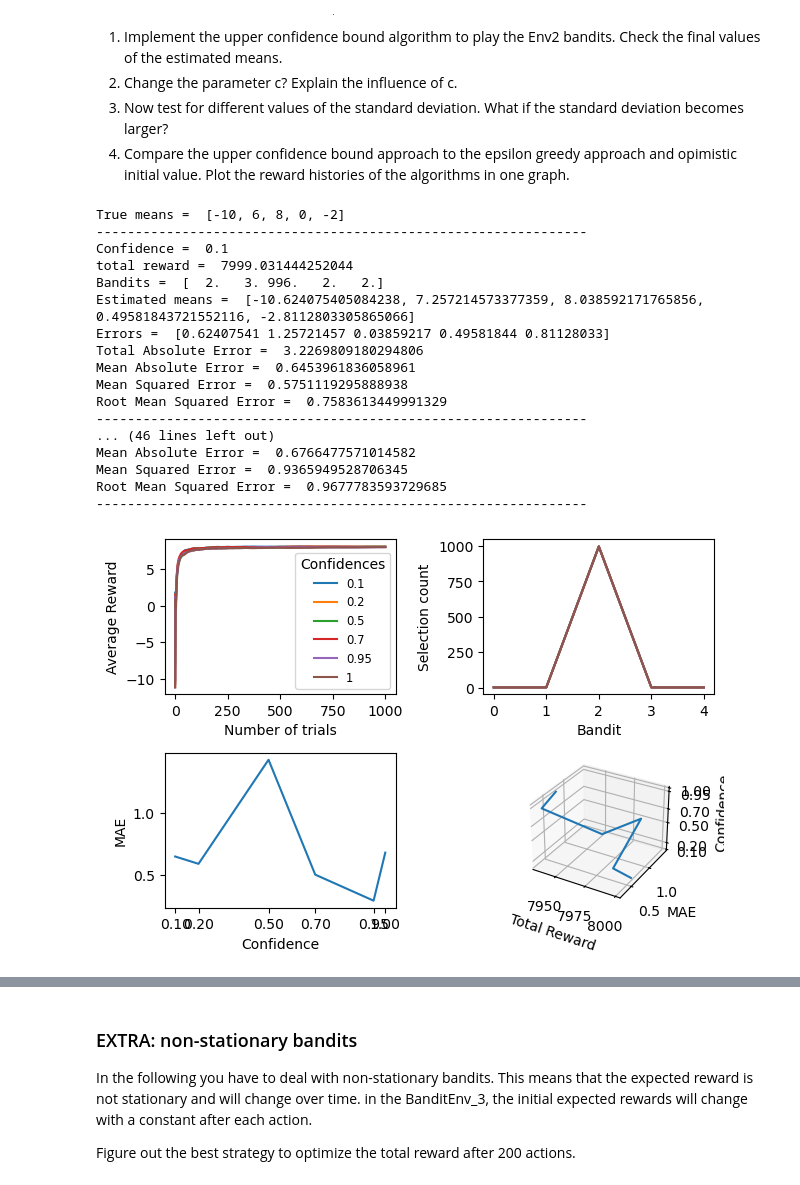
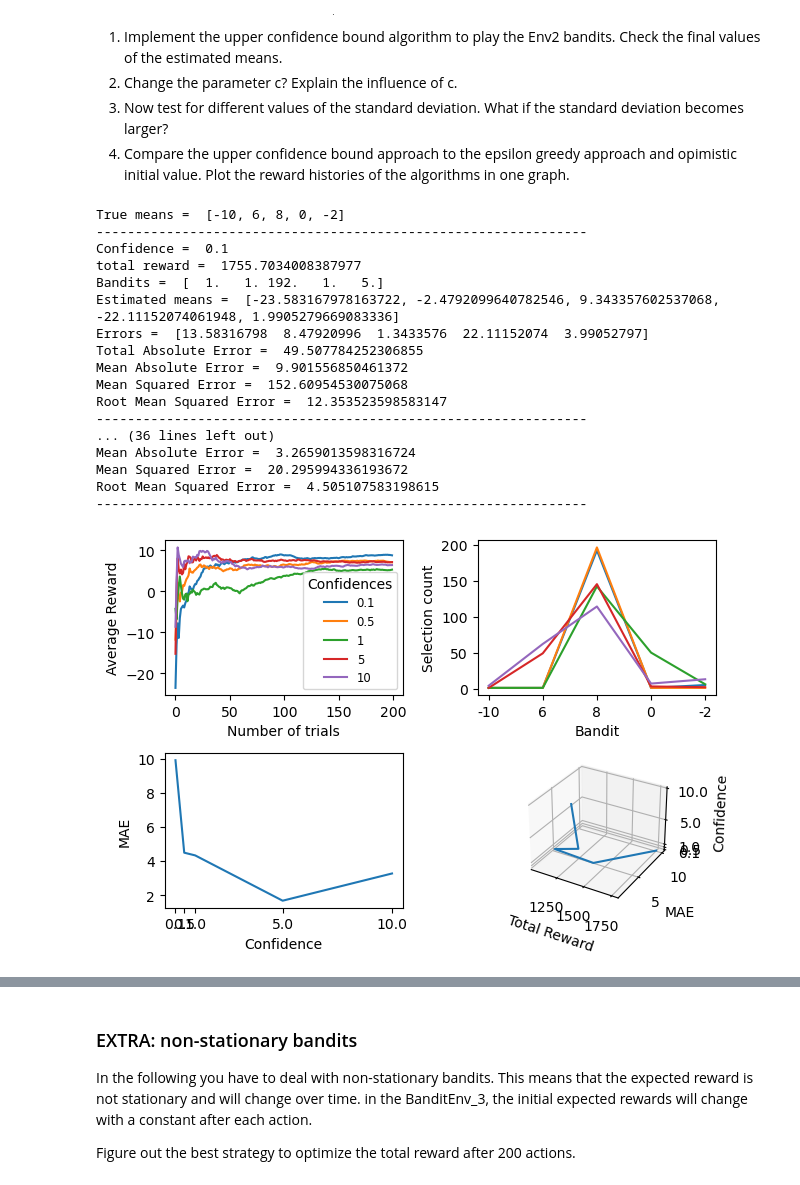
Before and after one commit to RichardVanraes/MAB, a Jupyter notebook: Session_02_Multi_Armed_Bandits_Assignment.ipynb, the cells around one changed output, grey strips where cells are left out. Saved outputs shown, nothing was run; the diff lists cells and outputs as text; code cells hidden in the pictures.

```diff
--- a/Session_02_Multi_Armed_Bandits_Assignment.ipynb
+++ b/Session_02_Multi_Armed_Bandits_Assignment.ipynb
@@ -256,21 +320,6 @@ After each play the estimated bandit mean will come closer to the true bandit me
 2. Show the initialization. What happens if you initialize the estimated means to larger values?
 3. Now test for different values of the standard deviation. What if the standard deviation becomes larger?
 4. Compare the optimistic initial value approach to the epsilon greedy approach. Plot the reward history of both in one graph.
-# %%
-class BanditEnv_2:
-    def __init__(self):
-        self.means = [-10,6,8,0,-2]
-        self.std = 1
-
-    def reset(self):
-        self.means = [-10,6,8,0,-2]
-        self.std = 1
-
-    def step(self,action,stdev=None):
-        self.action = action
-        if stdev is None:
-            return np.random.normal(self.means[self.action], self.std, 1)[0]
-        return np.random.normal(self.means[self.action], stdev, 1)[0]
 # %%
 # Create an Env2 object
 Env2 = BanditEnv_2()
@@ -281,5 +424,5 @@ print(Env2.means)
 # %%
-# Optimistic initial value
+# Optimistic initial value - Different Standard Deviations
 # Hidden means are [-10,6,8,0,-2]
 iterations = 1000
 OptimisticInitialValue = 1000
@@ -295,6 +438,7 @@ print('True means = ', Env2.means)
 print('Optimistic Initail Values = ', means)
 print('---------------------------------------------------------------')
 for stdev in stdevs:
+    Env2.reset(stdev)
     Bandits = np.ones(Banditcount)
     means = [OptimisticInitialValue for i in range(Banditcount)]
     rewards = []
@@ -304,7 +448,7 @@ for stdev in stdevs:
 
     for _ in range(iterations):
         action = np.argmax(means)
-        reward = Env2.step(action,stdev)
+        reward = Env2.step(action)
         rewards.append(reward)
         meanRewards.append(np.mean(rewards))
         Bandits[action] = Bandits[action] + 1
@@ -583,9 +643,9 @@ $A_t = argmax_a \left( MeanRewards + c  \sqrt{\frac{\ln{t}}{N_a(t)}}  \right)$
 # %%
 # Upper Confidence Bound
 # Hidden means are [-10,6,8,0,-2]
-iterations = 1000
+iterations = 200
 stdevs = 1
-confidences = [0.1, 0.2, 0.5, 0.7, 0.95, 1]
+confidences = [0.1, 0.5, 1, 5, 10]
 Banditcount = len(Env2.means)
 bounds = [0 for i in range(Banditcount)]
 total_errors = []
@@ -598,7 +658,7 @@ print('True means = ', Env2.means)
 print('---------------------------------------------------------------')
 for c in confidences:
     print('Confidence = ', c)
-    Bandits = np.ones(Banditcount)
+    Bandits = np.zeros(Banditcount)
     means = [0 for i in range(Banditcount)]
     rewards = []
     meanRewards = []
@@ -642,43 +702,45 @@ for c in confidences:
 ax3 = fig.add_subplot(2,2,3)
 ax3.set_xticks(confidences)
 plt.plot(confidences,total_errors)
 
 ax4 = fig.add_subplot(2,2,4, projection='3d')
 plt.plot(totalRewards,total_errors,confidences)
 
 ax1.set_xlabel('Number of trials')
 ax1.set_ylabel('Average Reward')
 ax1.legend(confidences, title='Confidences', loc='lower right', fontsize='small')
 
 ax2.set_xlabel('Bandit')
+ax2.set_xticks(range(Banditcount))
+ax2.set_xticklabels(Env2.means)
 ax2.set_ylabel('Selection count')
 
 ax3.set_xlabel('Confidence')
 ax3.set_ylabel('MAE')
 
 ax4.set_xlabel('Total Reward')
 ax4.set_ylabel('MAE')
 ax4.set_zticks(confidences)
 ax4.set_zlabel('Confidence')
 
 plt.tight_layout(rect=[0, 0.03, 1, 0.95])
 plt.show()
 # %% [output]
 True means =  [-10, 6, 8, 0, -2]
 ---------------------------------------------------------------
 Confidence =  0.1
-total reward =  7999.031444252044
-Bandits =  [  2.   3. 996.   2.   2.]
-Estimated means =  [-10.624075405084238, 7.257214573377359, 8.038592171765856, 0.49581843721552116, -2.8112803305865066]
-Errors =  [0.62407541 1.25721457 0.03859217 0.49581844 0.81128033]
-Total Absolute Error =  3.2269809180294806
-Mean Absolute Error =  0.6453961836058961
-Mean Squared Error =  0.5751119295888938
-Root Mean Squared Error =  0.7583613449991329
+total reward =  1755.7034008387977
+Bandits =  [  1.   1. 192.   1.   5.]
+Estimated means =  [-23.583167978163722, -2.4792099640782546, 9.343357602537068, -22.11152074061948, 1.9905279669083336]
+Errors =  [13.58316798  8.47920996  1.3433576  22.11152074  3.99052797]
+Total Absolute Error =  49.507784252306855
+Mean Absolute Error =  9.901556850461372
+Mean Squared Error =  152.60954530075068
+Root Mean Squared Error =  12.353523598583147
 ---------------------------------------------------------------
-... (46 lines left out)
-Mean Absolute Error =  0.6766477571014582
-Mean Squared Error =  0.9365949528706345
-Root Mean Squared Error =  0.9677783593729685
+... (36 lines left out)
+Mean Absolute Error =  3.2659013598316724
+Mean Squared Error =  20.295994336193672
+Root Mean Squared Error =  4.505107583198615
 ---------------------------------------------------------------
-[figure, old version]
+[figure, new version]
```
Also changed, not shown: parts of 21 cells of this notebook.
